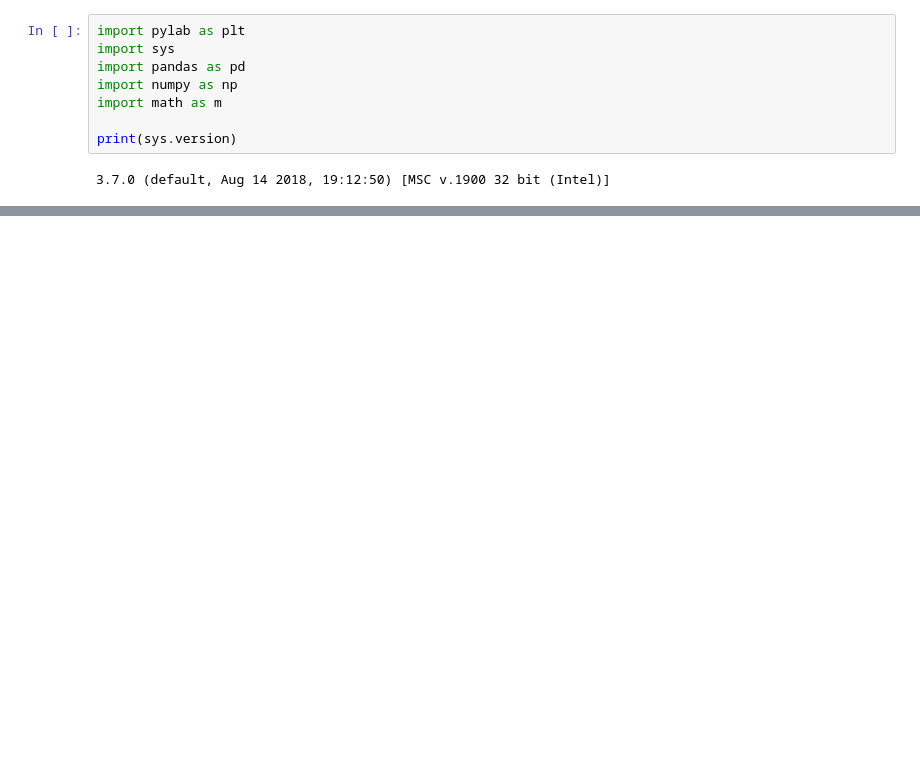
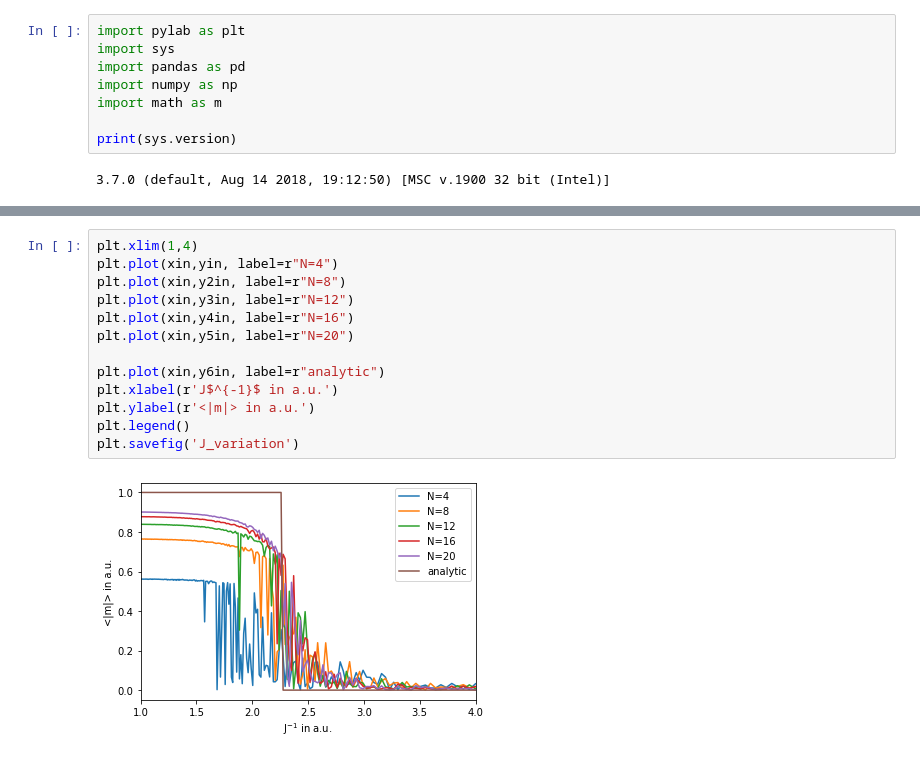
Before and after one commit to MarcelSchindler/Computational-Physics, a Jupyter notebook: exercise-2/J_variation.ipynb, the cells around one changed output, grey strips where cells are left out. Cells and saved outputs as stored; diff of their text form; blank space fills up the shorter version.

```diff
--- a/exercise-2/J_variation.ipynb
+++ b/exercise-2/J_variation.ipynb
@@ -28,3 +60,18 @@ for line in filein:
 filein.close()
+# %%
+plt.xlim(1,4)
+plt.plot(xin,yin, label=r"N=4")
+plt.plot(xin,y2in, label=r"N=8")
+plt.plot(xin,y3in, label=r"N=12")
+plt.plot(xin,y4in, label=r"N=16")
+plt.plot(xin,y5in, label=r"N=20")
+
+plt.plot(xin,y6in, label=r"analytic")
+plt.xlabel(r'J$^{-1}$ in a.u.')
+plt.ylabel(r'<|m|> in a.u.')
+plt.legend()
+plt.savefig('J_variation')
+# %% [output]
+[figure, added]
 # %%
 plt.xlim(1,4)
```
Also changed, not shown: parts of 6 cells of this notebook, 13 other files.
